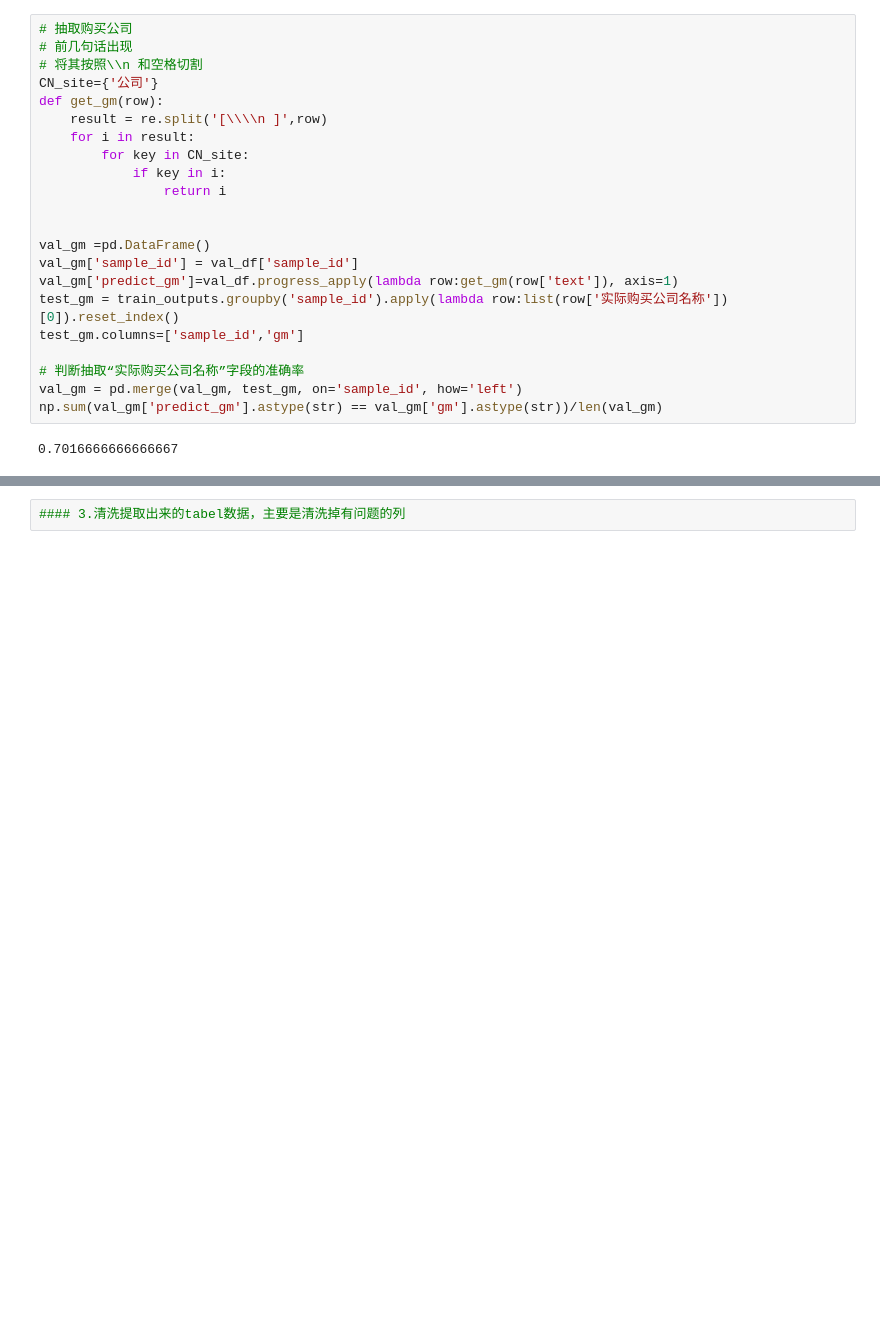
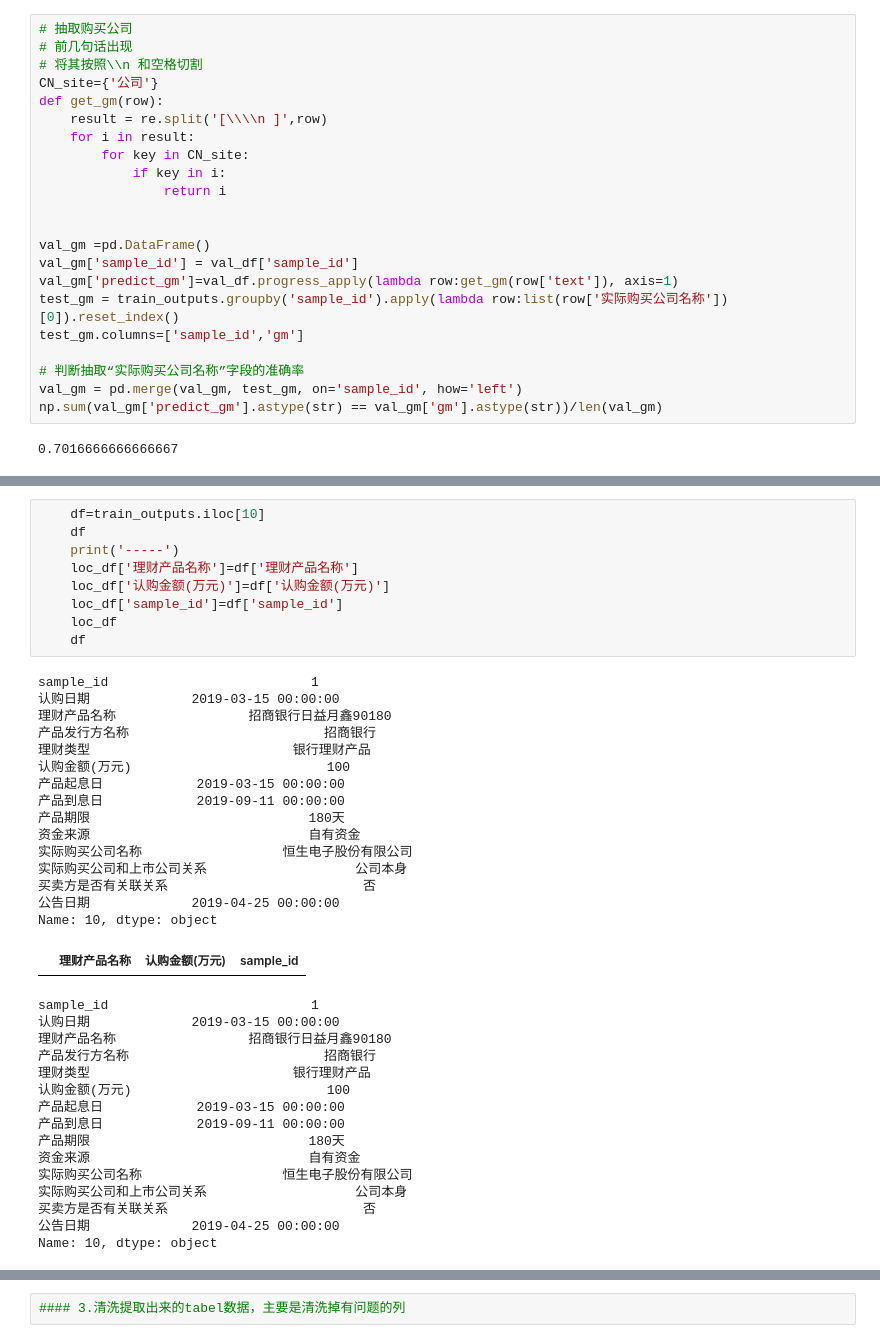
Before and after one commit to lsqlhl5862/baseline_qqcywdj, a Jupyter notebook: yzw/baseline-yzw.ipynb, the cells around one changed output, grey strips where cells are left out. Cells and saved outputs as stored; diff of their text form; blank space fills up the shorter version.

```diff
--- a/yzw/baseline-yzw.ipynb
+++ b/yzw/baseline-yzw.ipynb
@@ -185,0 +367,41 @@ np.sum(val_gm['predict_gm'].astype(str) == val_gm['gm'].astype(str))/len(val_gm)
+# %%
+    df=train_outputs.iloc[10]
+    df
+    print('-----')
+    loc_df['理财产品名称']=df['理财产品名称']
+    loc_df['认购金额(万元)']=df['认购金额(万元)']
+    loc_df['sample_id']=df['sample_id']
+    loc_df
+    df
+# %% [output]
+sample_id                          1
+认购日期             2019-03-15 00:00:00
+理财产品名称                 招商银行日益月鑫90180
+产品发行方名称                         招商银行
+理财类型                          银行理财产品
+认购金额(万元)                         100
+产品起息日            2019-03-15 00:00:00
+产品到息日            2019-09-11 00:00:00
+产品期限                            180天
+资金来源                            自有资金
+实际购买公司名称                  恒生电子股份有限公司
+实际购买公司和上市公司关系                   公司本身
+买卖方是否有关联关系                         否
+公告日期             2019-04-25 00:00:00
+Name: 10, dtype: object
+|  | 理财产品名称 | 认购金额(万元) | sample_id |
+sample_id                          1
+认购日期             2019-03-15 00:00:00
+理财产品名称                 招商银行日益月鑫90180
+产品发行方名称                         招商银行
+理财类型                          银行理财产品
+认购金额(万元)                         100
+产品起息日            2019-03-15 00:00:00
+产品到息日            2019-09-11 00:00:00
+产品期限                            180天
+资金来源                            自有资金
+实际购买公司名称                  恒生电子股份有限公司
+实际购买公司和上市公司关系                   公司本身
+买卖方是否有关联关系                         否
+公告日期             2019-04-25 00:00:00
+Name: 10, dtype: object
```
Also changed, not shown: parts of 12 cells of this notebook.
